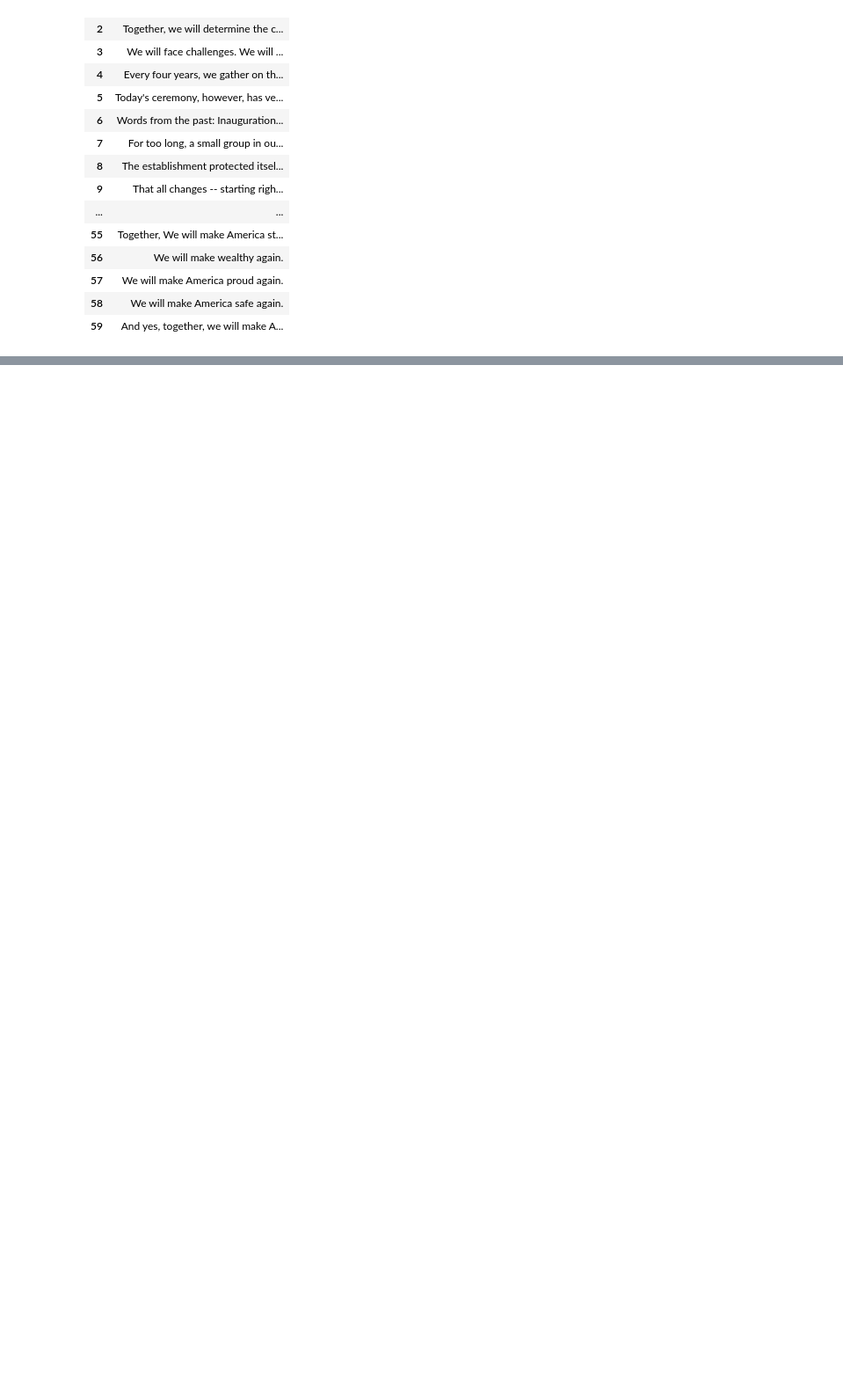
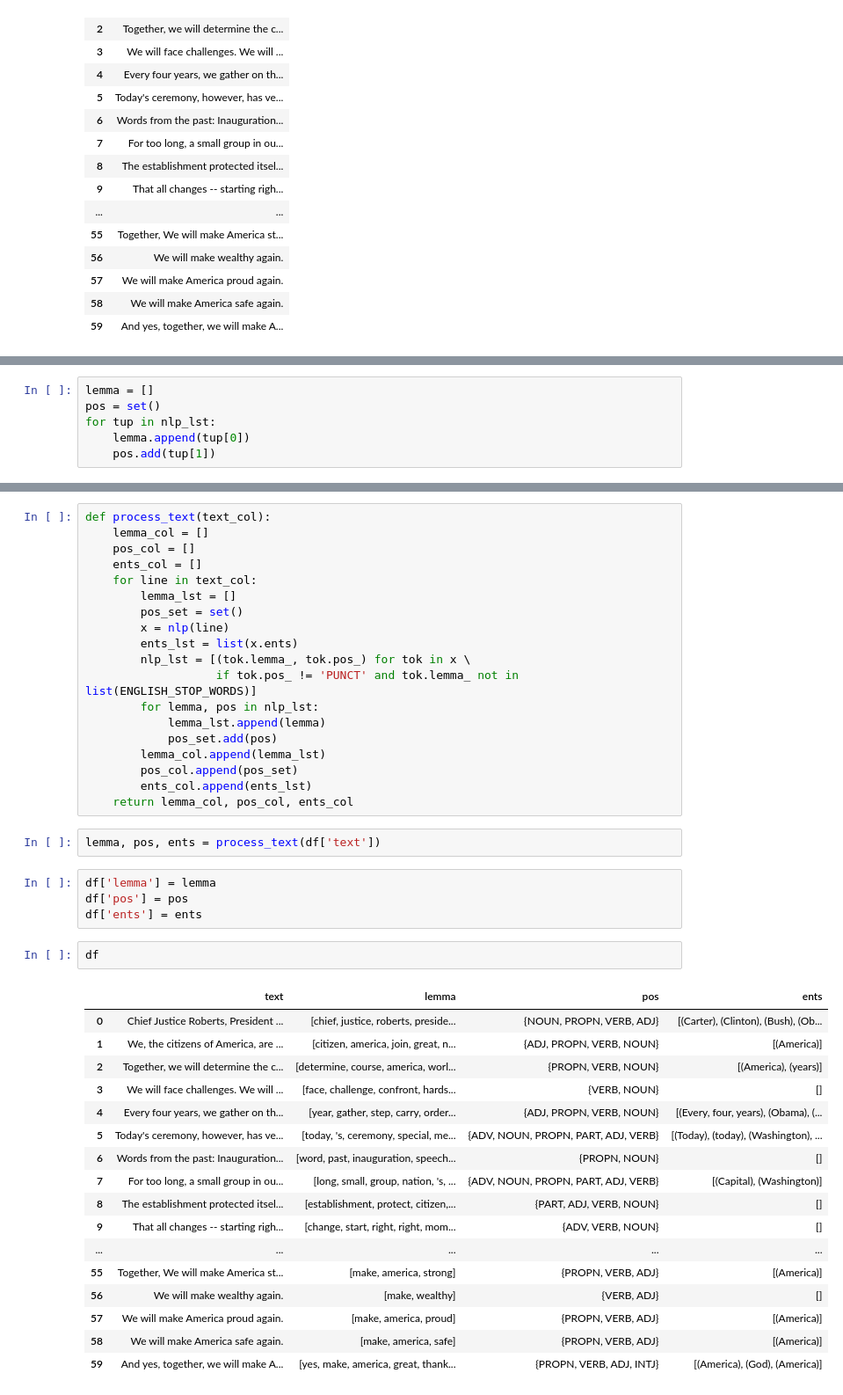
Before and after one commit to THEdavehogue/inauguration-NLP, a Jupyter notebook: trump_inauguration_analysis.ipynb, the cells around one changed output, grey strips where cells are left out. Shown: that part at 88% size. Cells and saved outputs as stored; diff of their text form; blank space fills up the shorter version.

Commit message:
continuing text analysis

```diff
--- a/trump_inauguration_analysis.ipynb
+++ b/trump_inauguration_analysis.ipynb
@@ -36,0 +51,6 @@ df
+# %%
+lemma = []
+pos = set()
+for tup in nlp_lst:
+    lemma.append(tup[0])
+    pos.add(tup[1])
@@ -36,0 +63,45 @@ df
+# %%
+def process_text(text_col):
+    lemma_col = []
+    pos_col = []
+    ents_col = []
+    for line in text_col:
+        lemma_lst = []
+        pos_set = set()
+        x = nlp(line)
+        ents_lst = list(x.ents)
+        nlp_lst = [(tok.lemma_, tok.pos_) for tok in x \
+                   if tok.pos_ != 'PUNCT' and tok.lemma_ not in list(ENGLISH_STOP_WORDS)]
+        for lemma, pos in nlp_lst:
+            lemma_lst.append(lemma)
+            pos_set.add(pos)
+        lemma_col.append(lemma_lst)
+        pos_col.append(pos_set)
+        ents_col.append(ents_lst)
+    return lemma_col, pos_col, ents_col
+# %%
+lemma, pos, ents = process_text(df['text'])
+# %%
+df['lemma'] = lemma
+df['pos'] = pos
+df['ents'] = ents
+# %%
+df
+# %% [output]
+|  | text | lemma | pos | ents |
+| 0 | Chief Justice Roberts, President ... | [chief, justice, roberts, preside... | {NOUN, PROPN, VERB, ADJ} | [(Carter), (Clinton), (Bush), (Ob... |
+| 1 | We, the citizens of America, are ... | [citizen, america, join, great, n... | {ADJ, PROPN, VERB, NOUN} | [(America)] |
+| 2 | Together, we will determine the c... | [determine, course, america, worl... | {PROPN, VERB, NOUN} | [(America), (years)] |
+| 3 | We will face challenges. We will ... | [face, challenge, confront, hards... | {VERB, NOUN} | [] |
+| 4 | Every four years, we gather on th... | [year, gather, step, carry, order... | {ADJ, PROPN, VERB, NOUN} | [(Every, four, years), (Obama), (... |
+| 5 | Today's ceremony, however, has ve... | [today, 's, ceremony, special, me... | {ADV, NOUN, PROPN, PART, ADJ, VERB} | [(Today), (today), (Washington), ... |
+| 6 | Words from the past: Inauguration... | [word, past, inauguration, speech... | {PROPN, NOUN} | [] |
+| 7 | For too long, a small group in ou... | [long, small, group, nation, 's, ... | {ADV, NOUN, PROPN, PART, ADJ, VERB} | [(Capital), (Washington)] |
+| 8 | The establishment protected itsel... | [establishment, protect, citizen,... | {PART, ADJ, VERB, NOUN} | [] |
+| 9 | That all changes -- starting righ... | [change, start, right, right, mom... | {ADV, VERB, NOUN} | [] |
+| ... | ... | ... | ... | ... |
+| 55 | Together, We will make America st... | [make, america, strong] | {PROPN, VERB, ADJ} | [(America)] |
+| 56 | We will make wealthy again. | [make, wealthy] | {VERB, ADJ} | [] |
+| 57 | We will make America proud again. | [make, america, proud] | {PROPN, VERB, ADJ} | [(America)] |
+| 58 | We will make America safe again. | [make, america, safe] | {PROPN, VERB, ADJ} | [(America)] |
+| 59 | And yes, together, we will make A... | [yes, make, america, great, thank... | {PROPN, VERB, ADJ, INTJ} | [(America), (God), (America)] |
```
Also changed, not shown: parts of 8 cells of this notebook.
